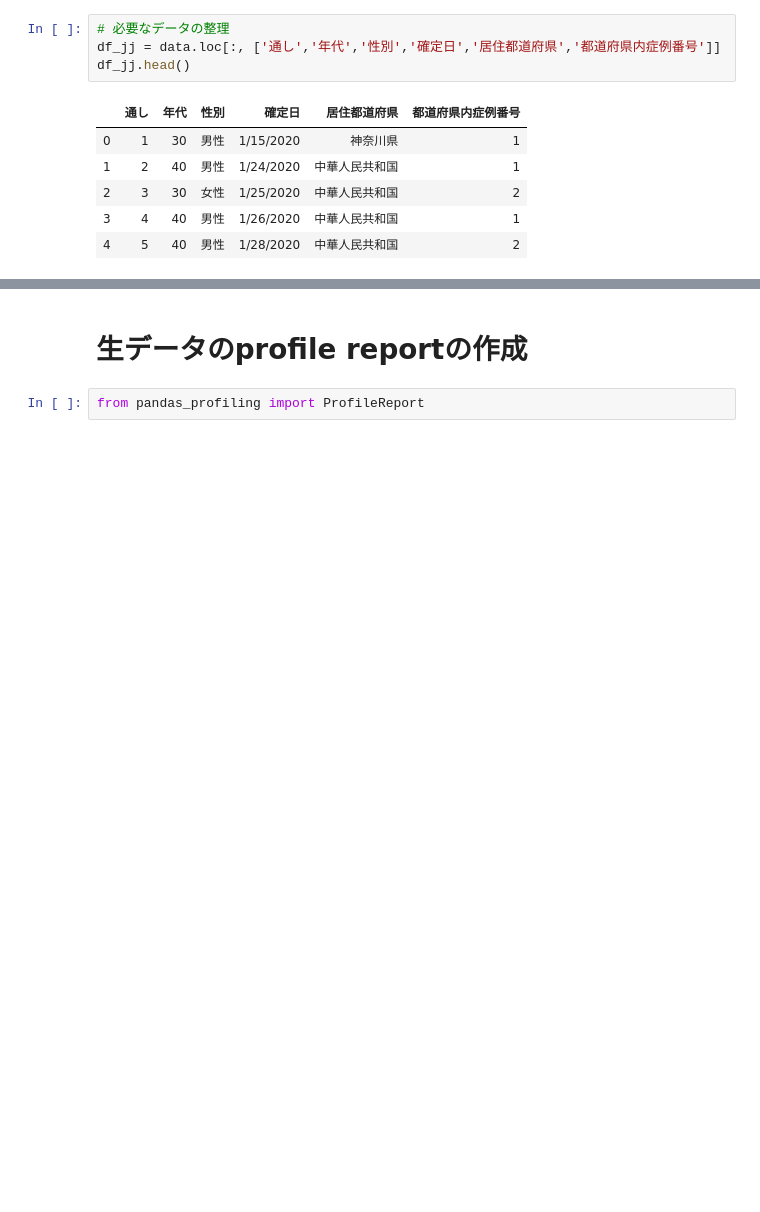
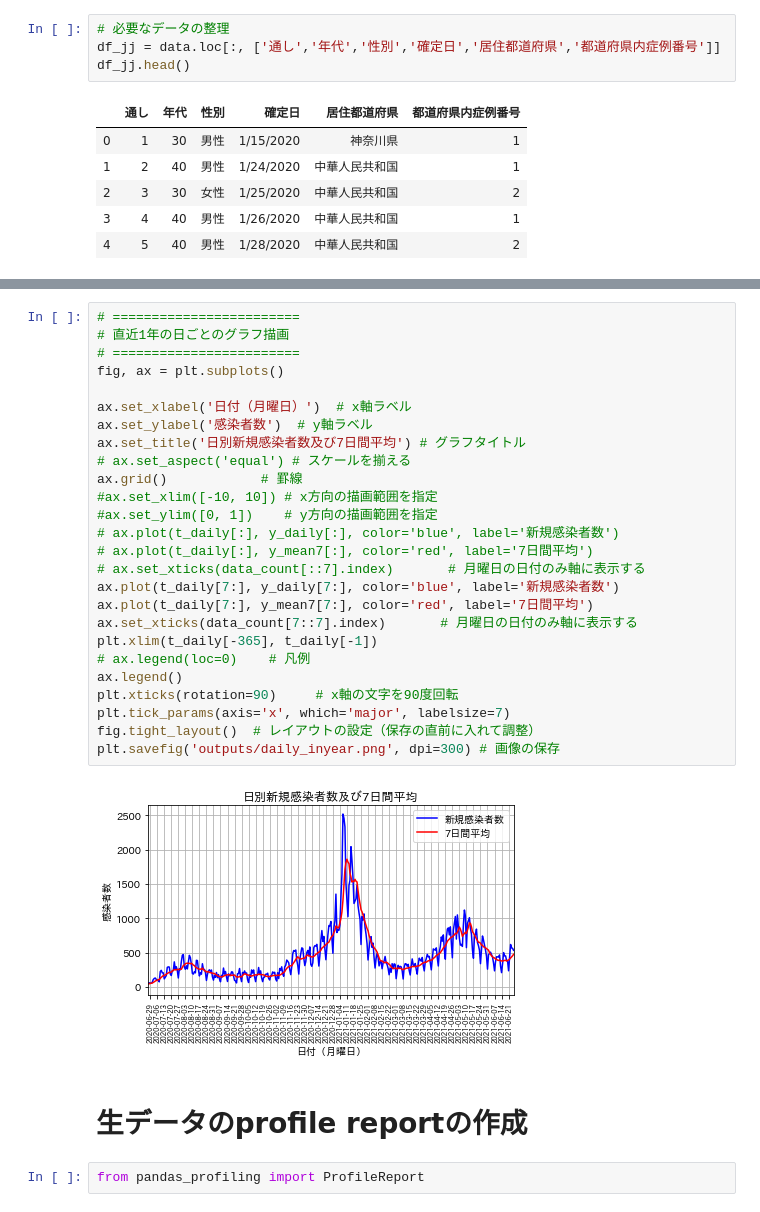
Before and after one commit to k16kgw/covid19, a Jupyter notebook: tokyo/week.ipynb, the cells around one changed output, grey strips where cells are left out. Cells and saved outputs as stored; diff of their text form; blank space fills up the shorter version.

Commit message:
update daily-week.py

```diff
--- a/tokyo/week.ipynb
+++ b/tokyo/week.ipynb
@@ -271,3 +298,31 @@ df_jj.head()
+# %%
+# ========================
+# 直近1年の日ごとのグラフ描画
+# ========================
+fig, ax = plt.subplots()
+
+ax.set_xlabel('日付（月曜日）')  # x軸ラベル
+ax.set_ylabel('感染者数')  # y軸ラベル
+ax.set_title('日別新規感染者数及び7日間平均') # グラフタイトル
+# ax.set_aspect('equal') # スケールを揃える
+ax.grid()            # 罫線
+#ax.set_xlim([-10, 10]) # x方向の描画範囲を指定
+#ax.set_ylim([0, 1])    # y方向の描画範囲を指定
+# ax.plot(t_daily[:], y_daily[:], color='blue', label='新規感染者数')
+# ax.plot(t_daily[:], y_mean7[:], color='red', label='7日間平均')
+# ax.set_xticks(data_count[::7].index)       # 月曜日の日付のみ軸に表示する
+ax.plot(t_daily[7:], y_daily[7:], color='blue', label='新規感染者数')
+ax.plot(t_daily[7:], y_mean7[7:], color='red', label='7日間平均')
+ax.set_xticks(data_count[7::7].index)       # 月曜日の日付のみ軸に表示する
+plt.xlim(t_daily[-365], t_daily[-1])
+# ax.legend(loc=0)    # 凡例
+ax.legend()
+plt.xticks(rotation=90)     # x軸の文字を90度回転
+plt.tick_params(axis='x', which='major', labelsize=7)
+fig.tight_layout()  # レイアウトの設定（保存の直前に入れて調整）
+plt.savefig('outputs/daily_inyear.png', dpi=300) # 画像の保存
+# %% [output]
+[figure, added]
 # %% [markdown]
 # 生データのprofile reportの作成
 # %%
```
Also changed, not shown: parts of 1 cell of this notebook, 5 other files.
